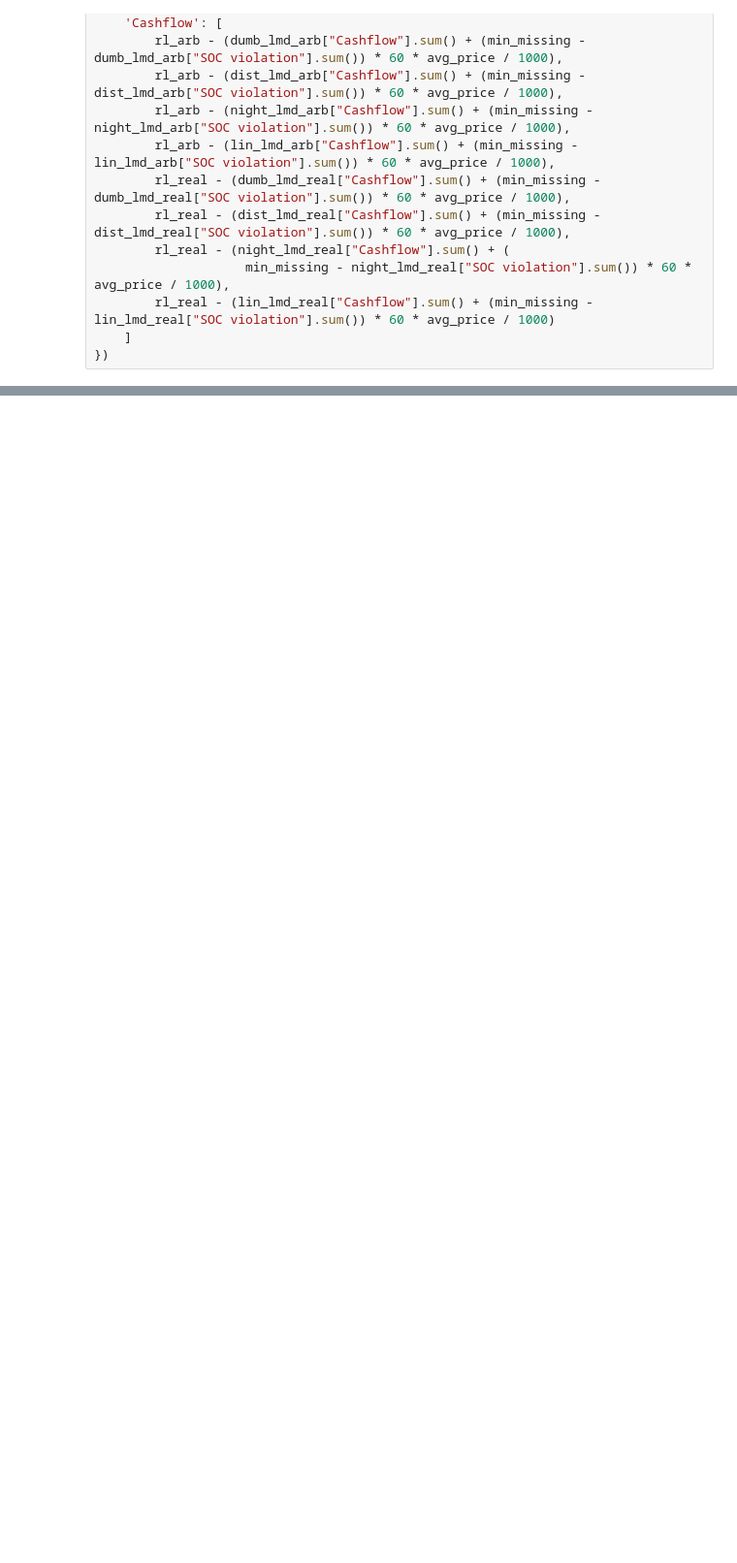
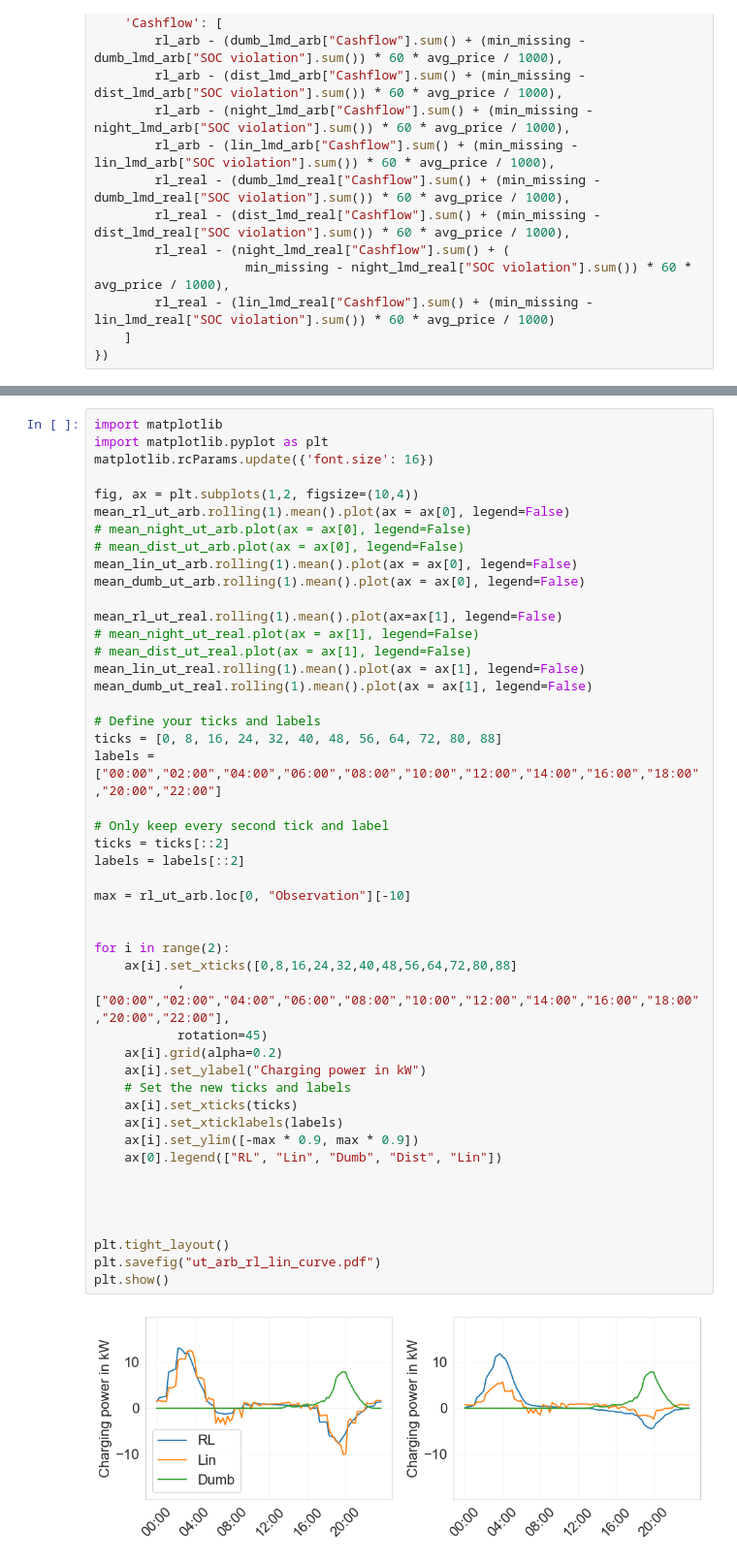
Before and after one commit to EnzoCording/FleetRL, a Jupyter notebook: src/FleetRL/agents/Benchmarks/benchmark_comparison.ipynb, the cells around one changed output, grey strips where cells are left out. Shown at 97% size. Saved outputs shown, nothing was run; the diff lists cells and outputs as text; blank space fills up the shorter version.

```diff
--- a/src/FleetRL/agents/Benchmarks/benchmark_comparison.ipynb
+++ b/src/FleetRL/agents/Benchmarks/benchmark_comparison.ipynb
@@ -655,0 +720,49 @@ plt.show()
+# %%
+import matplotlib
+import matplotlib.pyplot as plt
+matplotlib.rcParams.update({'font.size': 16})
+
+fig, ax = plt.subplots(1,2, figsize=(10,4))
+mean_rl_ut_arb.rolling(1).mean().plot(ax = ax[0], legend=False)
+# mean_night_ut_arb.plot(ax = ax[0], legend=False)
+# mean_dist_ut_arb.plot(ax = ax[0], legend=False)
+mean_lin_ut_arb.rolling(1).mean().plot(ax = ax[0], legend=False)
+mean_dumb_ut_arb.rolling(1).mean().plot(ax = ax[0], legend=False)
+
+mean_rl_ut_real.rolling(1).mean().plot(ax=ax[1], legend=False)
+# mean_night_ut_real.plot(ax = ax[1], legend=False)
+# mean_dist_ut_real.plot(ax = ax[1], legend=False)
+mean_lin_ut_real.rolling(1).mean().plot(ax = ax[1], legend=False)
+mean_dumb_ut_real.rolling(1).mean().plot(ax = ax[1], legend=False)
+
+# Define your ticks and labels
+ticks = [0, 8, 16, 24, 32, 40, 48, 56, 64, 72, 80, 88]
+labels = ["00:00","02:00","04:00","06:00","08:00","10:00","12:00","14:00","16:00","18:00","20:00","22:00"]
+
+# Only keep every second tick and label
+ticks = ticks[::2]
+labels = labels[::2]
+
+max = rl_ut_arb.loc[0, "Observation"][-10]
+
+
+for i in range(2):
+    ax[i].set_xticks([0,8,16,24,32,40,48,56,64,72,80,88]
+           ,["00:00","02:00","04:00","06:00","08:00","10:00","12:00","14:00","16:00","18:00","20:00","22:00"],
+           rotation=45)
+    ax[i].grid(alpha=0.2)
+    ax[i].set_ylabel("Charging power in kW")
+    # Set the new ticks and labels
+    ax[i].set_xticks(ticks)
+    ax[i].set_xticklabels(labels)
+    ax[i].set_ylim([-max * 0.9, max * 0.9])
+    ax[0].legend(["RL", "Lin", "Dumb", "Dist", "Lin"])
+
+
+
+
+plt.tight_layout()
+plt.savefig("ut_arb_rl_lin_curve.pdf")
+plt.show()
+# %% [output]
+[figure, added]
```
Also changed, not shown: parts of 25 cells of this notebook, 3 other files.
